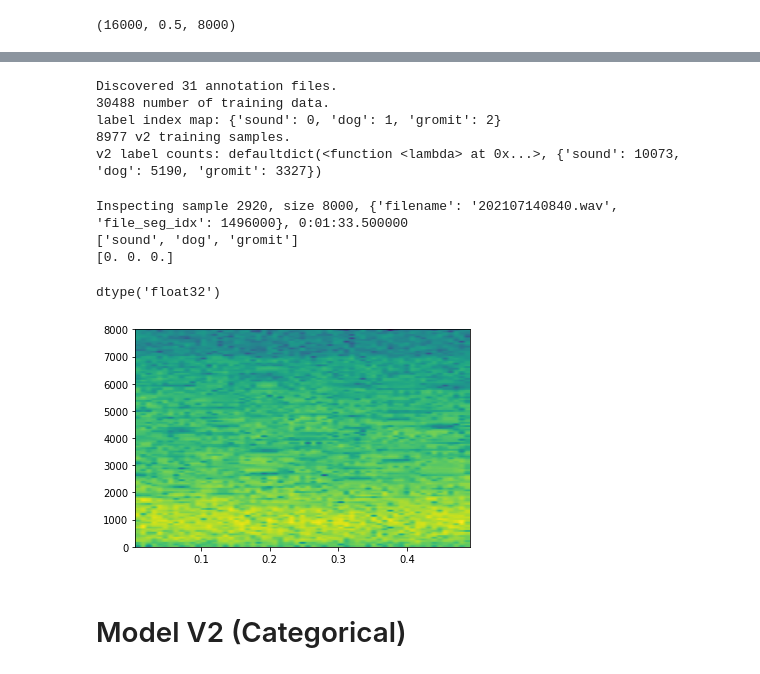
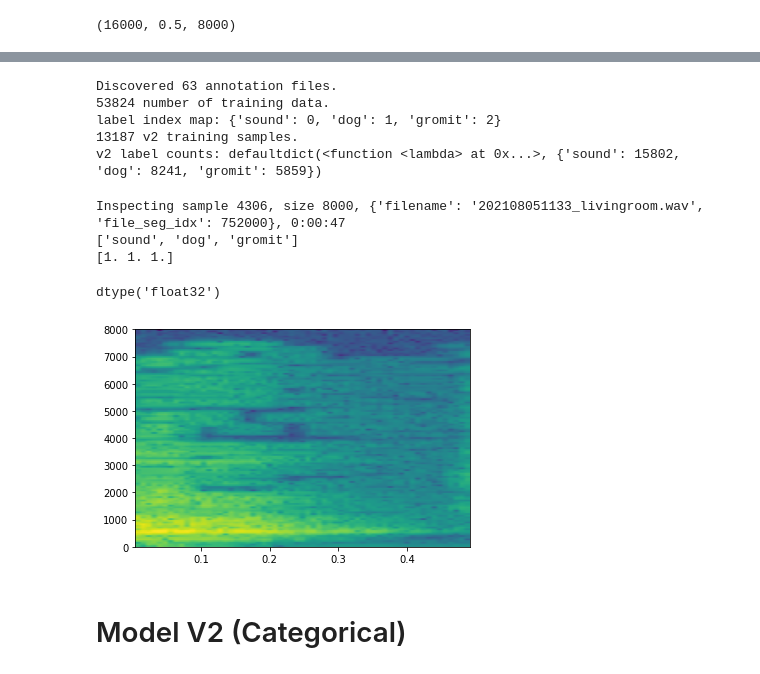
Before and after one commit to yxbh/gromtector, a Jupyter notebook: gromtector/notebooks/model.ipynb, the cells around one changed output, grey strips where cells are left out. Cells and saved outputs as stored; diff of their text form; code cells hidden in the pictures.

```diff
--- a/gromtector/notebooks/model.ipynb
+++ b/gromtector/notebooks/model.ipynb
@@ -229,7 +237,7 @@ for input_annotation_path in input_annotation_paths:
 
     for layer in troot.iterfind("ns:Layer", ns):
         ml_cls = AnnotationLayer(layer_node=layer)
-        if ml_cls.label in ["silence", "bark", "howl"]:
+        if ml_cls.label in ["silence", "bark", "howl", "growl"]:
             continue
         ml_cls.audio_file_node = troot.find("ns:AudioFile", ns)
         ml_cls.audio_filename = ml_cls.audio_file_node.find("ns:Name", ns).text
@@ -376,37 +384,40 @@ X_v2_train, X_v2_test, y_v2_train, y_v2_test = train_test_split(
 print(f"{X_v2.shape[0]} v2 training samples.")
 print(f"v2 label counts: {label_v2_sample_cnts}")
 # %% [output]
-Discovered 31 annotation files.
-30488 number of training data.
+Discovered 63 annotation files.
+53824 number of training data.
 label index map: {'sound': 0, 'dog': 1, 'gromit': 2}
-8977 v2 training samples.
-v2 label counts: defaultdict(<function <lambda> at 0x...>, {'sound': 10073, 'dog': 5190, 'gromit': 3327})
+13187 v2 training samples.
+v2 label counts: defaultdict(<function <lambda> at 0x...>, {'sound': 15802, 'dog': 8241, 'gromit': 5859})
 # %%
 import random
 from datetime import timedelta
 from simpleaudio import play_buffer
 from matplotlib.pyplot import specgram
 
 idx = random.randint(0, len(X_v2))
+while not y_v2[idx][1]:
+    idx = random.randint(0, len(X_v2))
 # idx = 8904
+
 rand_sample_aud_seg_begin_time = timedelta(seconds=sample_info_v2[idx]["file_seg_idx"]/audio_sample_rate)
 print(f"Inspecting sample {idx}, size {len(X_v2[idx])}, {sample_info_v2[idx]}, {rand_sample_aud_seg_begin_time}")
 print(idx_label_map)
 print(y_v2[idx])
 _ = specgram(X_v2[idx], Fs=audio_sample_rate)
 _ = play_buffer(
     (X_v2[idx] * int16_iinfo.max).astype(np.int16).tobytes(),
     num_channels=1,
     bytes_per_sample=2,
     sample_rate=audio_sample_rate,
 )
 X_v2[idx].dtype
 # %% [output]
-Inspecting sample 2920, size 8000, {'filename': '202107140840.wav', 'file_seg_idx': 1496000}, 0:01:33.500000
+Inspecting sample 4306, size 8000, {'filename': '202108051133_livingroom.wav', 'file_seg_idx': 752000}, 0:00:47
 ['sound', 'dog', 'gromit']
-[0. 0. 0.]
+[1. 1. 1.]
 dtype('float32')
-[figure, old version]
+[figure, new version]
 # %% [markdown]
 # Model V2 (Categorical)
 # %%
```
Also changed, not shown: parts of 10 cells of this notebook.
